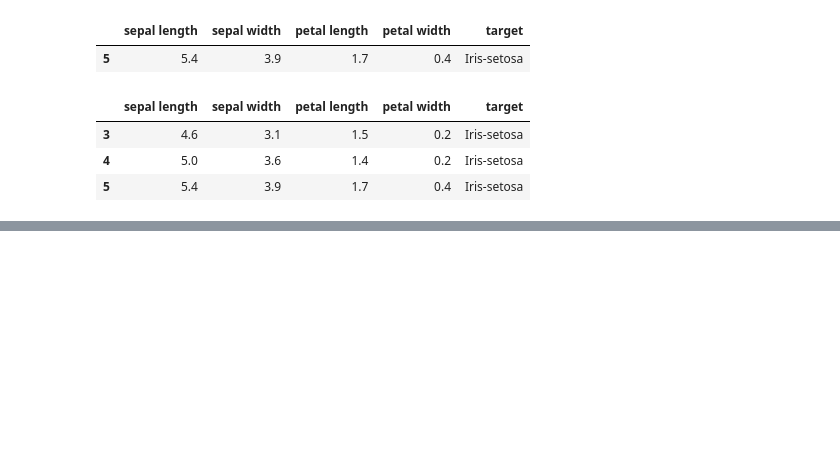
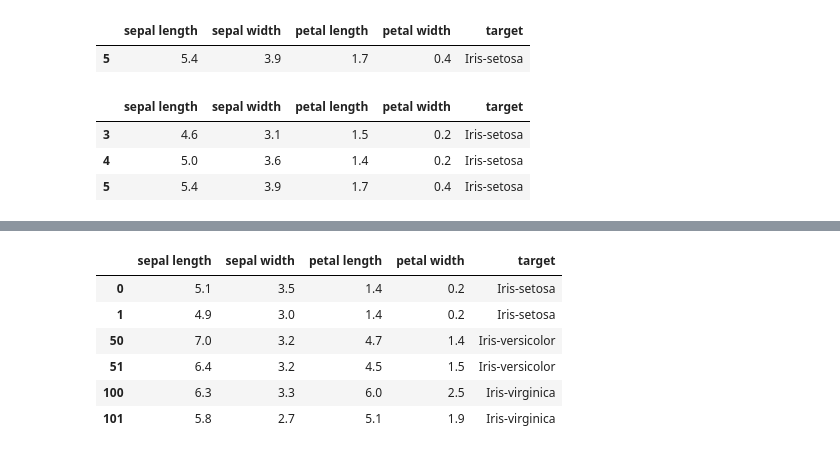
Before and after one commit to WookiePL/linear-dim-reduction, a Jupyter notebook: jupyter_notebooks/iris_notebook_test.ipynb, the cells around one changed output, grey strips where cells are left out. Cells and saved outputs as stored; diff of their text form; code cells hidden in the pictures; blank space fills up the shorter version.

```diff
--- a/jupyter_notebooks/iris_notebook_test.ipynb
+++ b/jupyter_notebooks/iris_notebook_test.ipynb
@@ -53,0 +117,10 @@ df
+# %%
+df.loc[[0, 1, 50, 51, 100, 101]]
+# %% [output]
+|  | sepal length | sepal width | petal length | petal width | target |
+| 0 | 5.1 | 3.5 | 1.4 | 0.2 | Iris-setosa |
+| 1 | 4.9 | 3.0 | 1.4 | 0.2 | Iris-setosa |
+| 50 | 7.0 | 3.2 | 4.7 | 1.4 | Iris-versicolor |
+| 51 | 6.4 | 3.2 | 4.5 | 1.5 | Iris-versicolor |
+| 100 | 6.3 | 3.3 | 6.0 | 2.5 | Iris-virginica |
+| 101 | 5.8 | 2.7 | 5.1 | 1.9 | Iris-virginica |
```
Also changed, not shown: parts of 8 cells of this notebook, 1 other file.
